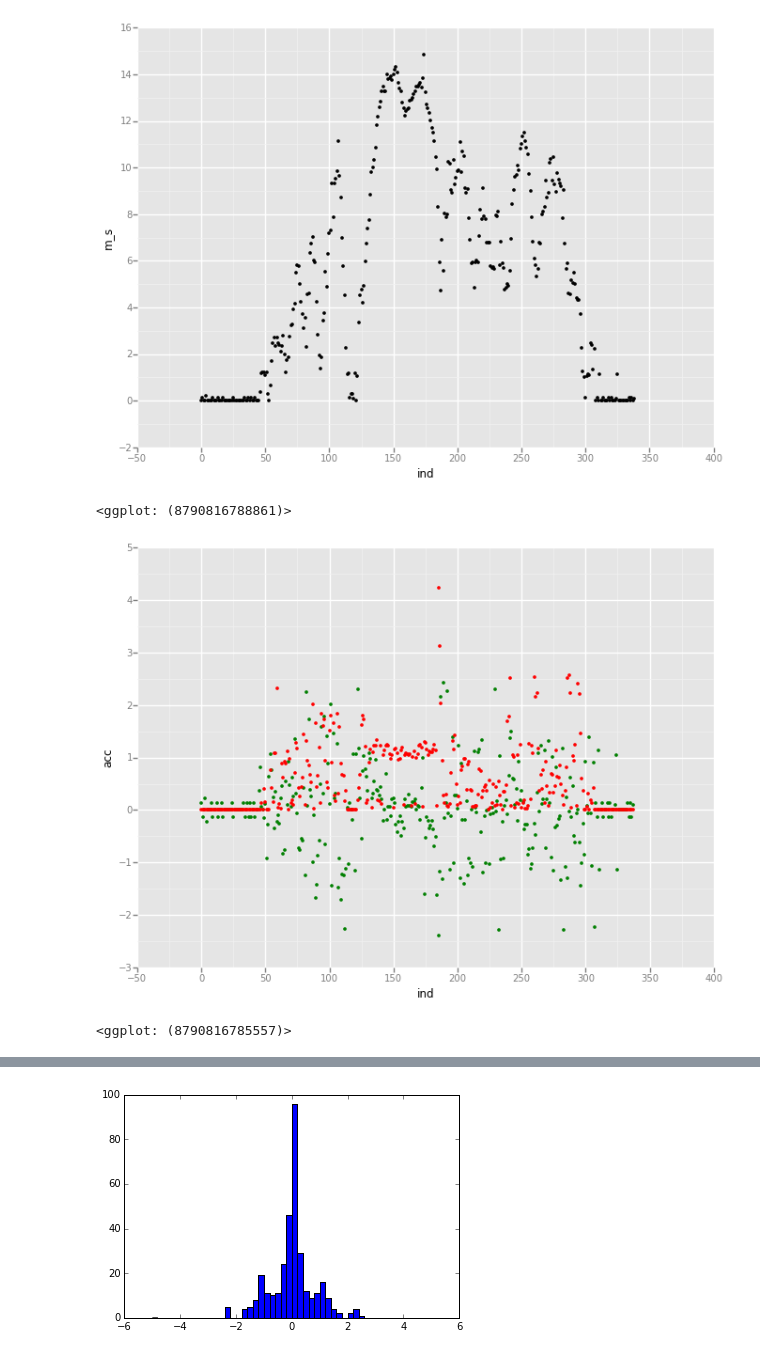
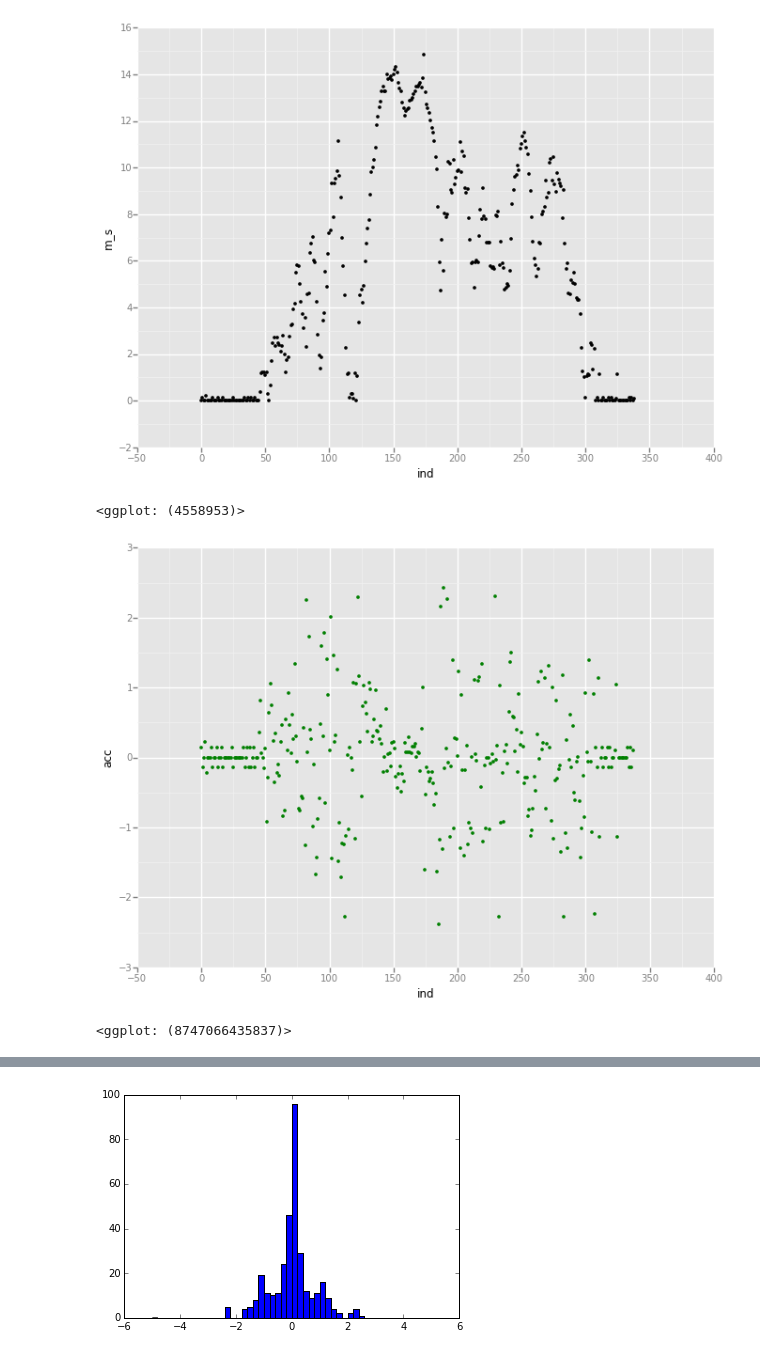
Before and after one commit to bilykigor/qimb, a Jupyter notebook: KaggleAnalysis.ipynb, the cells around one changed output, grey strips where cells are left out. Saved outputs shown, nothing was run; the diff lists cells and outputs as text; code cells hidden in the pictures.

```diff
--- a/KaggleAnalysis.ipynb
+++ b/KaggleAnalysis.ipynb
@@ -16,7 +16,7 @@ tripFiles = os.listdir(driverDir)
 for index, tripFile in enumerate(tripFiles):
     if (tripFile.split('.')[0][-1]!='f'):
         df = pd.read_csv(driverDir+'/' + tripFile)
-        trip = Trip(1,int(tripFile.split('.')[0]),df)
+        trip = Trip(driverID,int(tripFile.split('.')[0]),df)
         trips.append(trip)
 
         if index>2:
@@ -62,13 +55,13 @@ df['ind'] = range(df.shape[0])
 ggplot(df.ix[start:end,:],aes(x='ind',y='m_s')) + geom_point(size=10)
 # %% [output]
 [figure]
-<ggplot: (8790816788861)>
+<ggplot: (4558953)>
 # %%
 df = trips[tripInd].features.copy()
 df['ind'] = range(df.shape[0])
-ggplot(df.ix[start:end,:],aes(x='ind',y='acc')) + geom_point(color='green',size=10)+\
-geom_point(df.ix[start:end,:],aes(x='ind',y='cacc'),color='red',size=10)
+ggplot(df.ix[start:end,:],aes(x='ind',y='acc')) + geom_point(color='green',size=10)#+\
+#geom_point(df.ix[start:end,:],aes(x='ind',y='cacc'),color='red',size=10)
 # %% [output]
-[figure, old version]
+[figure, new version]
-<ggplot: (8790816785557)>
+<ggplot: (8747066435837)>
 # %%
```
Also changed, not shown: parts of 19 cells of this notebook, 18 other files.
